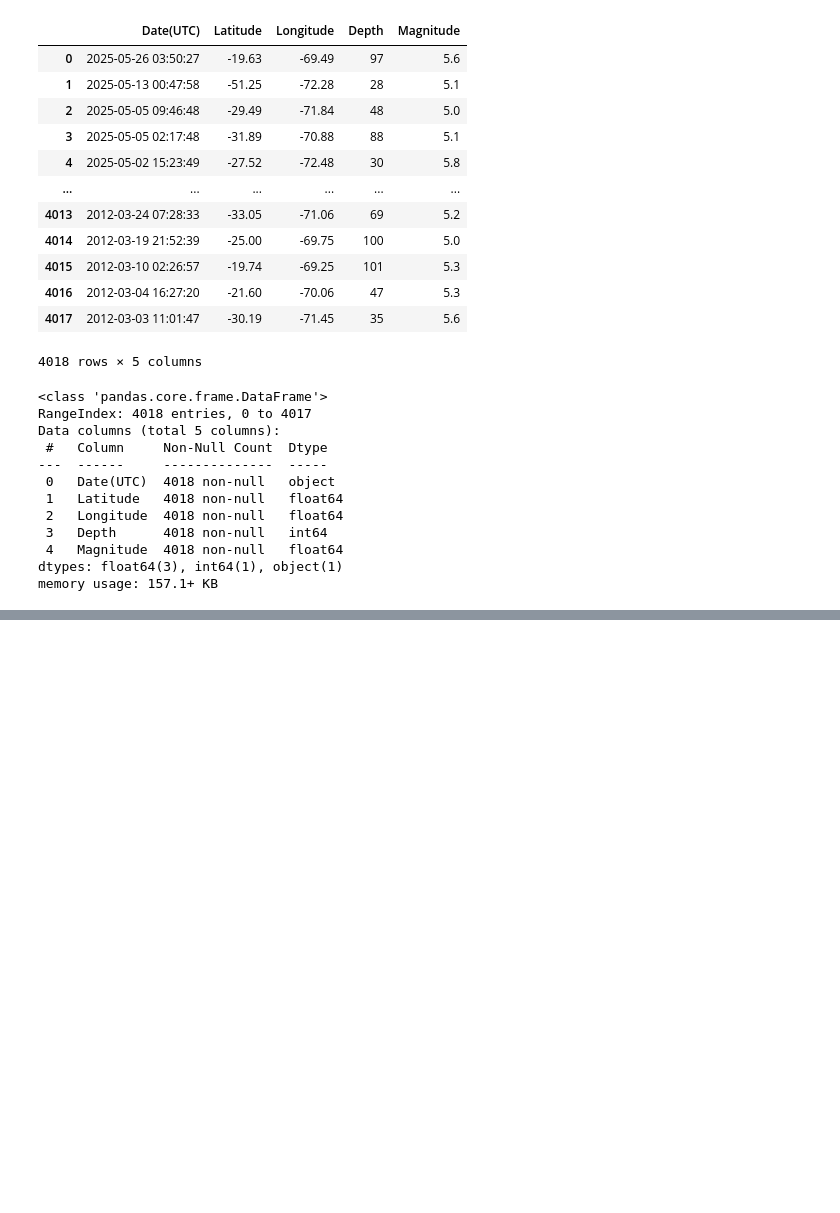
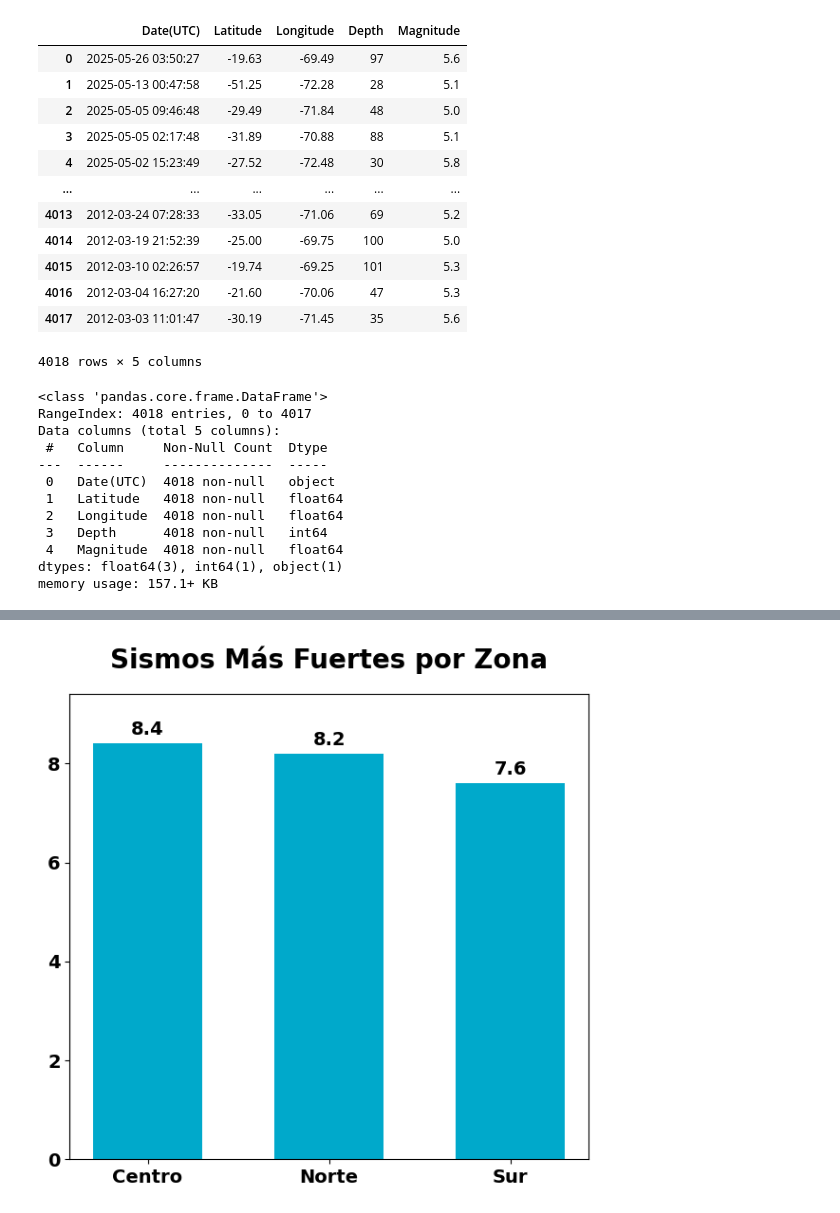
Before and after one commit to cristiangodoyangel/Analisis-Sismico-Chile-Data-Science, a Jupyter notebook: Terremotos_en_Chile.ipynb, the cells around one changed output, grey strips where cells are left out. Drawn from its saved outputs; the diff is of its cells as text; code cells hidden in the pictures; blank space fills up the shorter version.

```diff
--- a/Terremotos_en_Chile.ipynb
+++ b/Terremotos_en_Chile.ipynb
@@ -414,0 +377,46 @@ The default of observed=False is deprecated and will be changed to True in a fut
+# %%
+# Clasificación por zona (basado en latitud)
+def clasificar_zona(lat):
+    if lat >= -27:
+        return 'Norte'
+    elif lat >= -36:
+        return 'Centro'
+    else:
+        return 'Sur'
+
+# Aplicar la zona (¡IMPORTANTE correr esto antes del top3!)
+df['Zona'] = df['Latitude'].apply(clasificar_zona)
+
+
+# Top 3 sismos por magnitud
+top3 = df.nlargest(3, 'Magnitude')[['Fecha_Chile', 'Latitude', 'Longitude', 'Magnitude', 'Zona']].reset_index(drop=True)
+
+
+
+# Colores por zona
+colores = {'Norte': '#00a9cb', 'Centro': '#00a9cb', 'Sur': '#00a9cb'}
+colores_top3 = [colores[z] for z in top3['Zona']]
+
+# Gráfico
+plt.figure(figsize=(6, 6))
+bars = plt.bar(x=top3['Zona'], height=top3['Magnitude'], color=colores_top3, width=0.6)
+
+# Etiquetas de magnitud sobre las barras
+for bar, mag in zip(bars, top3['Magnitude']):
+    plt.text(bar.get_x() + bar.get_width() / 2, bar.get_height() + 0.1,
+             f"{mag:.1f}", ha='center', va='bottom',
+             fontsize=14, fontweight='bold')
+
+# Estética del gráfico
+plt.title('Sismos Más Fuertes por Zona', fontsize=20, fontweight='bold', pad=20)
+plt.xlabel('', fontsize=16, fontweight='bold')
+plt.ylabel('', fontsize=16, fontweight='bold')
+
+plt.xticks(fontsize=14, fontweight='bold')
+plt.yticks(fontsize=14, fontweight='bold')
+
+plt.ylim(0, top3['Magnitude'].max() + 1)
+plt.tight_layout()
+plt.show()
+# %% [output]
+[figure, added]
```
Also changed, not shown: parts of 7 cells of this notebook.
